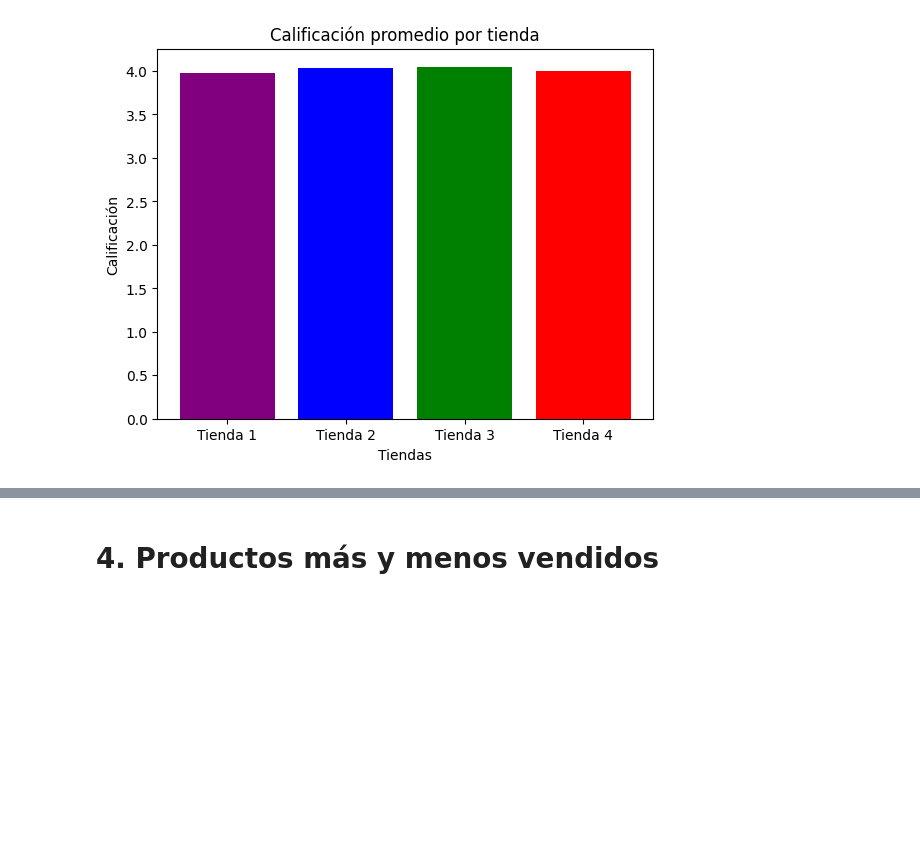
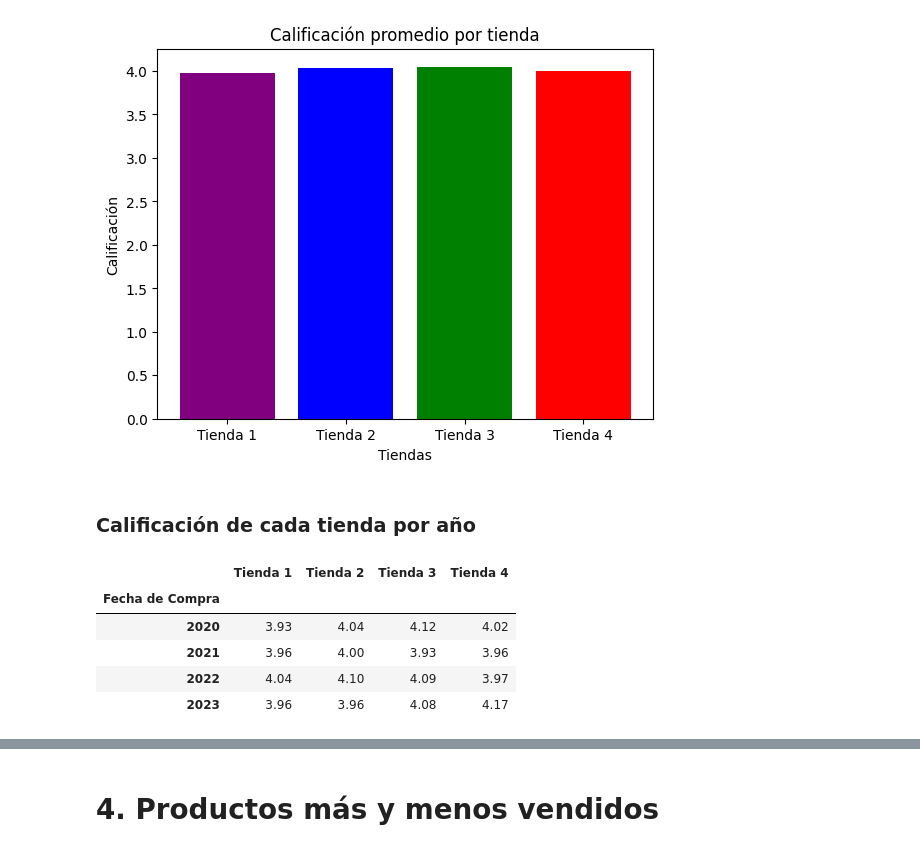
Before and after one commit to OctavioPinoRosas/ChallengeAluraStore, a Jupyter notebook: AluraStoreLatam.ipynb, the cells around one changed output, grey strips where cells are left out. Cells and saved outputs as stored; diff of their text form; code cells hidden in the pictures; blank space fills up the shorter version.

```diff
--- a/AluraStoreLatam.ipynb
+++ b/AluraStoreLatam.ipynb
@@ -261,3 +261,24 @@ plt.title('Calificación promedio por tienda')  # Añadimos un título al gráfi
 plt.show()
 # %% [output]
 [figure]
+# %% [markdown]
+### Calificación de cada tienda por año
+# %%
+calificacionTienda1Ano = tienda1.groupby(tienda1['Fecha de Compra'].dt.year)['Calificación'].mean()
+calificacionTienda2Ano = tienda2.groupby(tienda2['Fecha de Compra'].dt.year)['Calificación'].mean()
+calificacionTienda3Ano = tienda3.groupby(tienda3['Fecha de Compra'].dt.year)['Calificación'].mean()
+calificacionTienda4Ano = tienda4.groupby(tienda4['Fecha de Compra'].dt.year)['Calificación'].mean()
+calificacionAno = pd.DataFrame({
+    'Tienda 1': calificacionTienda1Ano,
+    'Tienda 2': calificacionTienda2Ano,
+    'Tienda 3': calificacionTienda3Ano,
+    'Tienda 4': calificacionTienda4Ano
+})
+calificacionAno.head()
+# %% [output]
+|  | Tienda 1 | Tienda 2 | Tienda 3 | Tienda 4 |
+| Fecha de Compra |  |  |  |  |
+| 2020 | 3.93 | 4.04 | 4.12 | 4.02 |
+| 2021 | 3.96 | 4.00 | 3.93 | 3.96 |
+| 2022 | 4.04 | 4.10 | 4.09 | 3.97 |
+| 2023 | 3.96 | 3.96 | 4.08 | 4.17 |
```
Also changed, not shown: parts of 4 cells of this notebook.
